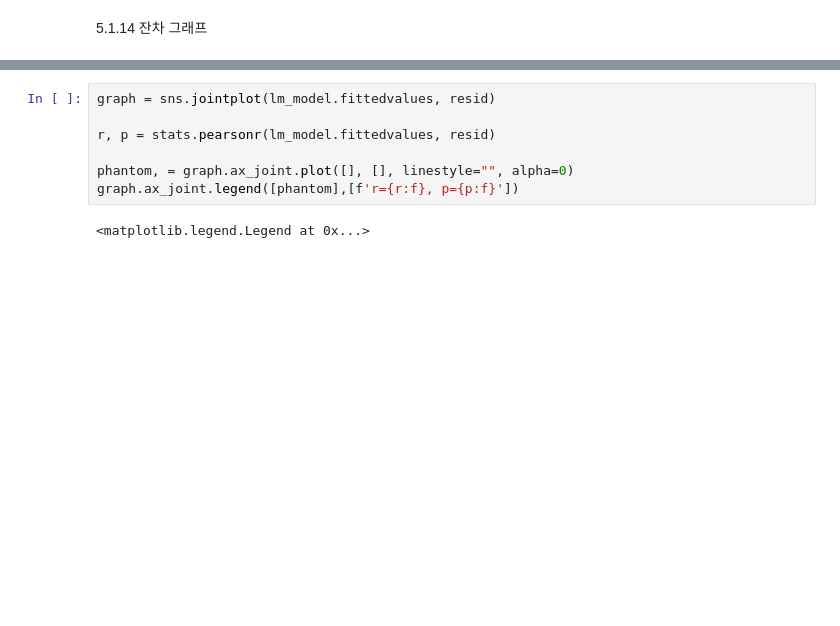
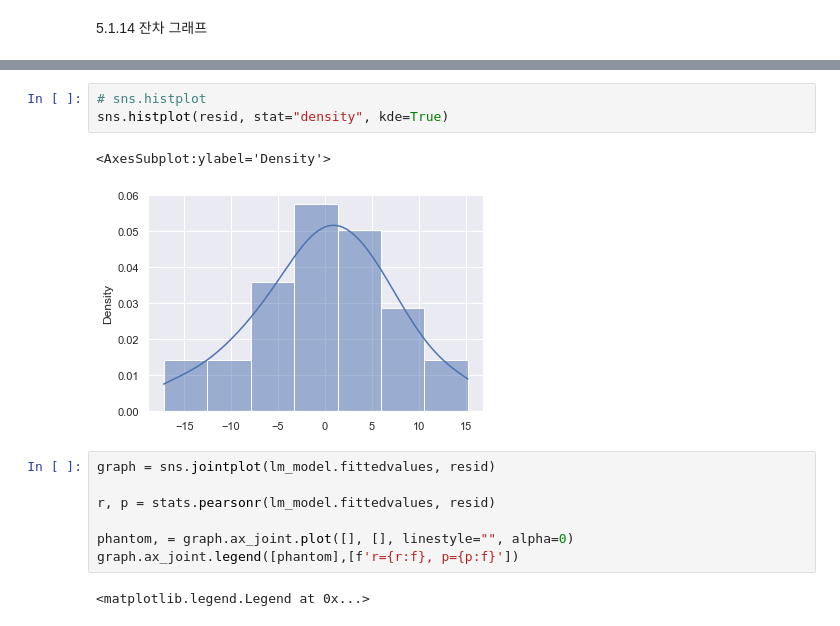
Before and after one commit to meticulousdev/StatisticsWithPython, a Jupyter notebook: code/chap05/chap05_01.ipynb, the cells around one changed output, grey strips where cells are left out. Drawn from its saved outputs; the diff is of its cells as text; blank space fills up the shorter version.

```diff
--- a/code/chap05/chap05_01.ipynb
+++ b/code/chap05/chap05_01.ipynb
@@ -248,3 +255,9 @@ sns.distplot(resid)
+# %%
+# sns.histplot
+sns.histplot(resid, stat="density", kde=True)
+# %% [output]
+<AxesSubplot:ylabel='Density'>
+[figure, added]
 # %%
 graph = sns.jointplot(lm_model.fittedvalues, resid)
 
```
Also changed, not shown: parts of 9 cells of this notebook, 1 other file.
